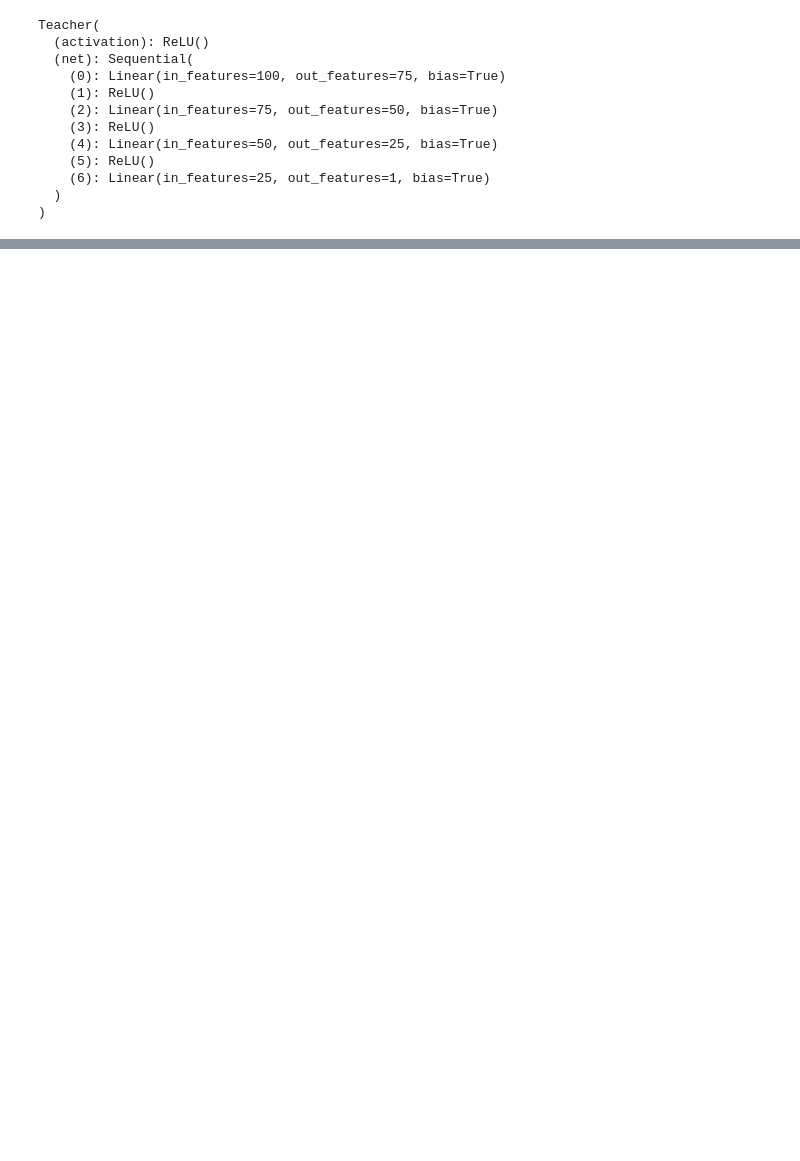
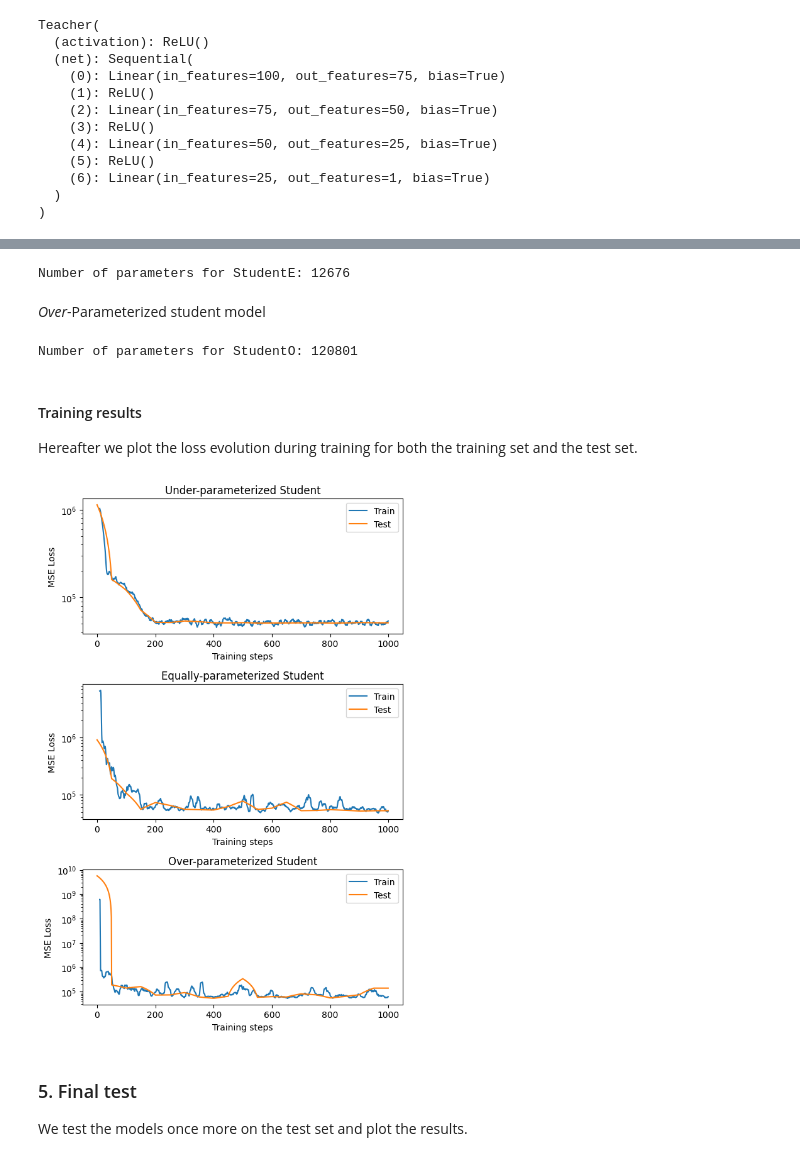
Before and after one commit to GabrielePintus/AdvancedDL-KernelMethods, a Jupyter notebook: Challenges/2/notebook.ipynb, the cells around one changed output, grey strips where cells are left out. Cells and saved outputs as stored; diff of their text form; code cells hidden in the pictures; blank space fills up the shorter version.

```diff
--- a/Challenges/2/notebook.ipynb
+++ b/Challenges/2/notebook.ipynb
@@ -129,0 +97,7 @@ df_StudentO["train_loss_SMA"] = df_StudentU["train_loss"].rolling(window=10).mea
+# %%
+student_E = StudentE().to(device)
+student_E.init_weights()
+
+print_nparams(student_E)
+# %% [output]
+Number of parameters for StudentE: 12676
@@ -129,0 +119,66 @@ df_StudentO["train_loss_SMA"] = df_StudentU["train_loss"].rolling(window=10).mea
+# %% [markdown]
+*Over*-Parameterized student model
+# %%
+student_O = StudentO().to(device)
+student_O.init_weights()
+
+print_nparams(student_O)
+# %% [output]
+Number of parameters for StudentO: 120801
+# %%
+losses_train, losses_test = train(
+    student = student_O,
+    teacher = teacher,
+    test_loader=test_loader,
+    lr = 1e-1,
+    n_steps=1000,
+    test_every=50,
+    device=device,
+)
+
+df_Student_O = pd.DataFrame({
+    "train_loss": losses_train,
+    "test_loss": interpolate_test_losses(losses_test, n_steps, test_every)
+})
+# %% [markdown]
+#### Training results
+
+Hereafter we plot the loss evolution during training for both the training set and the test set.
+# %%
+fig, ax = plt.subplots(3, 1, figsize=(6, 9))
+
+# Under parameterized student
+ax[0].plot(df_Student_U.train_loss.rolling(10).mean(), label="Train")
+ax[0].plot(df_Student_U.test_loss, label="Test")
+ax[0].set_title("Under-parameterized Student")
+ax[0].set_xlabel("Training steps")
+ax[0].set_ylabel("MSE Loss")
+ax[0].set_yscale('log')
+ax[0].legend()
+
+# Equally parameterized student
+ax[1].plot(df_Student_E.train_loss.rolling(10).mean(), label="Train")
+ax[1].plot(df_Student_E.test_loss, label="Test")
+ax[1].set_title("Equally-parameterized Student")
+ax[1].set_xlabel("Training steps")
+ax[1].set_ylabel("MSE Loss")
+ax[1].set_yscale('log')
+ax[1].legend()
+
+# Over parameterized student
+ax[2].plot(df_Student_O.train_loss.rolling(10).mean(), label="Train")
+ax[2].plot(df_Student_O.test_loss, label="Test")
+ax[2].set_title("Over-parameterized Student")
+ax[2].set_xlabel("Training steps")
+ax[2].set_ylabel("MSE Loss")
+ax[2].set_yscale('log')
+ax[2].legend()
+
+plt.tight_layout()
+plt.show()
+# %% [output]
+[figure, added]
+# %% [markdown]
+### 5. Final test
+
+We test the models once more on the test set and plot the results.
```
Also changed, not shown: parts of 37 cells of this notebook, 3 other files.
